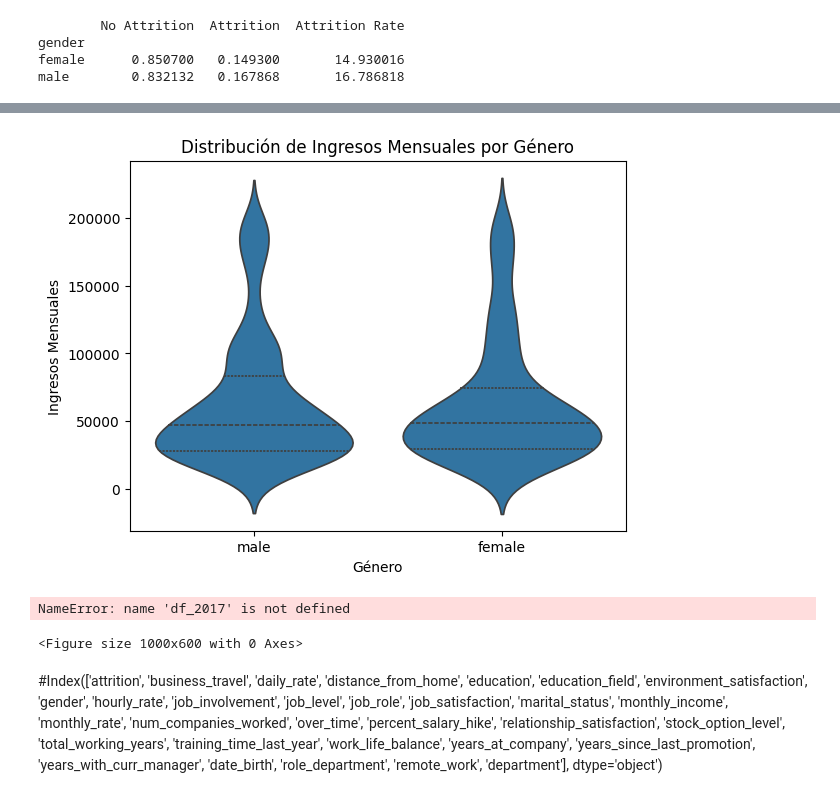
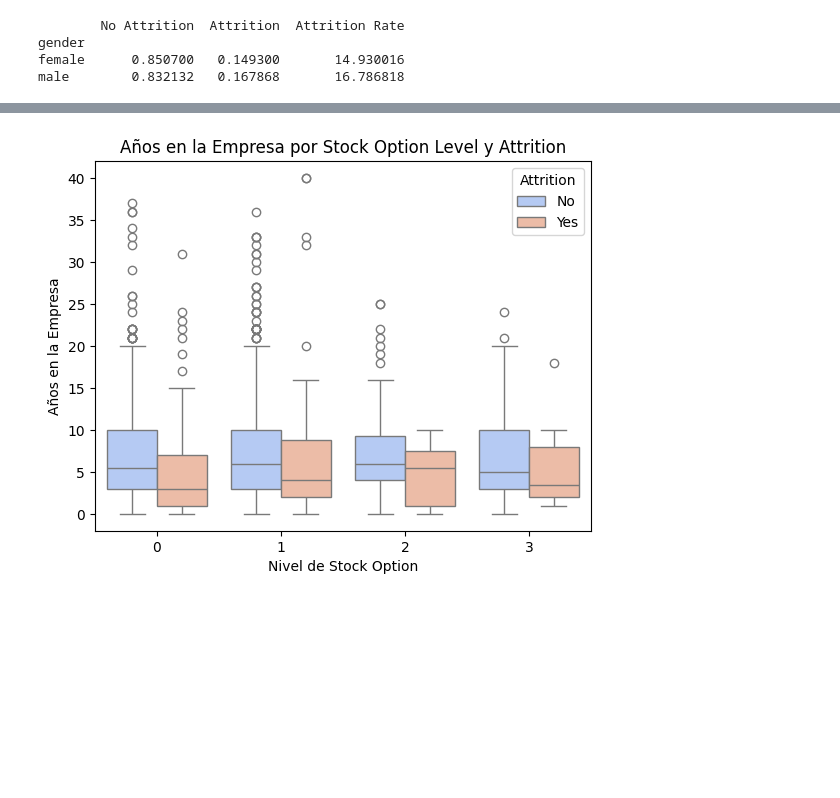
Before and after one commit to nicoleab1/proyecto-da-promo-b-modulo-3-team-2, a Jupyter notebook: visualizaciones abc.ipynb, the cells around one changed output, grey strips where cells are left out. Saved outputs shown, nothing was run; the diff lists cells and outputs as text; code cells hidden in the pictures; blank space fills up the shorter version.

```diff
--- a/visualizaciones abc.ipynb
+++ b/visualizaciones abc.ipynb
@@ -505,52 +312,11 @@ plt.show()
-# %%
-sns.violinplot(data=df_b, x='gender', y='monthly_income', inner="quart")
-plt.title('Distribución de Ingresos Mensuales por Género')
-plt.xlabel('Género')
-plt.ylabel('Ingresos Mensuales')
-plt.show()
-# %% [output]
-[figure, removed]
-# %%
-# 1. Crear una figura y pruebo con distintos rangos
-plt.figure(figsize=(10, 6))
-
-# 2. El ancho de las columnas y pruebo con distintos números
-width = 0.4
-
-# 3. La estructura del eje x usamos el array rango y los agrupamos en una estructura única y unidimensional
-months = np.arange(len(df_2017['Month'].unique()))
-
-# 7. SINTAXIS DE BOXPLOT Creamos el gráfico de barras para 2017
-plt.bar(months - width/2, df_2017.groupby('Month')['Flights Booked'].sum(), width=width, color="yellow",edgecolor="black", label="2017")
-
-# 7. SINTAXIS DE BOXPLOT Creamos el gráfico de barras para 2018
-plt.bar(months + width/2, df_2018.groupby('Month')['Flights Booked'].sum(), width=width, color="green", label="2018")
-
-# Añadir etiquetas a los ejes y variamos el título
-plt.xlabel('Mes', fontsize=15)
-plt.ylabel('Vuelos Reservados', fontsize=15)
-plt.title('Comparación de Vuelos Reservados por Mes en 2017 y 2018', fontsize=18)
-
-# Añadir las etiquetas de los meses en el eje X con una rotación de 90 grados
-plt.xticks(months, df_2017['Month'].unique(), rotation=90)
-
-# Añadir leyenda para distinguir ambos años
-plt.legend()
-
-# Mostrar el gráfico
-plt.show()
-# %% [output]
-NameError: name 'df_2017' is not defined
-<Figure size 1000x600 with 0 Axes>
-# %% [markdown]
-#Index(['attrition', 'business_travel', 'daily_rate', 'distance_from_home',
-       'education', 'education_field', 'environment_satisfaction', 'gender',
-       'hourly_rate', 'job_involvement', 'job_level', 'job_role',
-       'job_satisfaction', 'marital_status', 'monthly_income', 'monthly_rate',
-       'num_companies_worked', 'over_time', 'percent_salary_hike',
-       'relationship_satisfaction', 'stock_option_level',
-       'total_working_years', 'training_time_last_year', 'work_life_balance',
-       'years_at_company', 'years_since_last_promotion',
-       'years_with_curr_manager', 'date_birth', 'role_department',
-       'remote_work', 'department'],
-      dtype='object')
+# %%
+#Nos permite comparar si los años en la empresa influyen según el nivle de acciona y si hay tendencia entre los que se van
+# Gráfico de caja para years_at_company vs stock_option_level y attrition
+sns.boxplot(data=df_abc, x='stock_option_level', y='years_at_company', hue='attrition', palette='coolwarm')
+plt.title('Años en la Empresa por Stock Option Level y Attrition')
+plt.xlabel('Nivel de Stock Option')
+plt.ylabel('Años en la Empresa')
+plt.legend(title='Attrition')
+plt.show()
+# %% [output]
+[figure, added]
```
Also changed, not shown: parts of 29 cells of this notebook.
